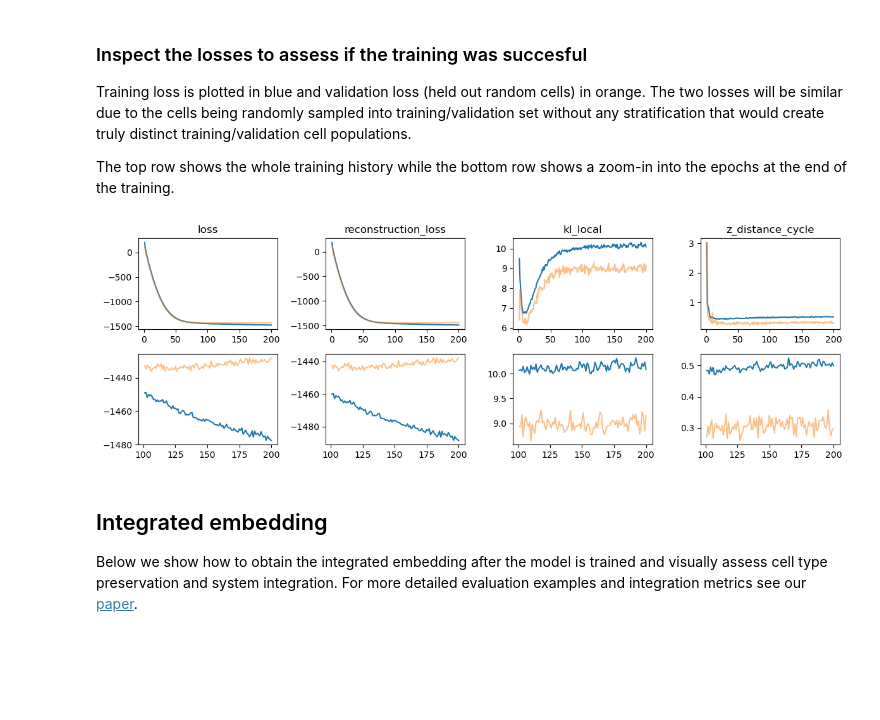
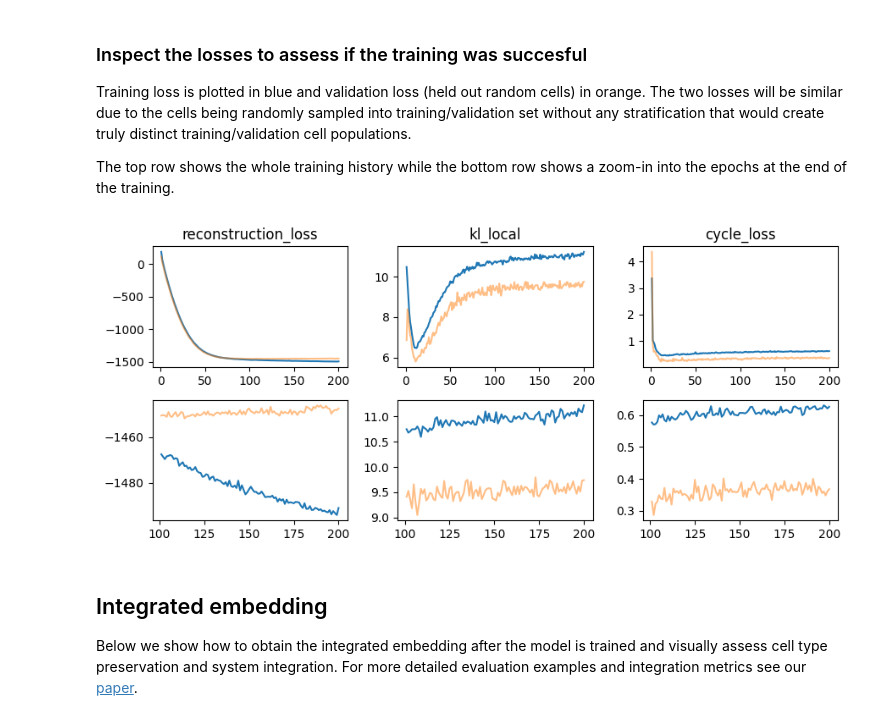
Before and after one commit to scverse/scvi-tutorials, a Jupyter notebook: scrna/sysVI.ipynb, the cells around one changed output. Saved outputs shown, nothing was run; the diff lists cells and outputs as text; code cells hidden in the pictures; blank space fills up the shorter version.

```diff
--- a/scrna/sysVI.ipynb
+++ b/scrna/sysVI.ipynb
@@ -92,10 +99,7 @@ model = SysVI(adata=adata)
 max_epochs = 200
 model.train(
     max_epochs=max_epochs,
-    # Parameters used for checking losses
-    log_every_n_steps=1,
     check_val_every_n_epoch=1,
-    val_check_interval=1.0,
 )
 # %% [output]
 INFO     The model has been initialized
@@ -121,49 +122,37 @@ The top row shows the whole training history while the bottom row shows a zoom-i
 # The plotting code below was specifically adapted to the above-specified model and its training
 # If changing the model or training the plotting functions may need to be adapted accordingly
 
 # Make detailed plot after N epochs
 epochs_detail_plot = 100
-steps_detail_plot = epochs_detail_plot * int(
-    model.trainer.logger.history["loss_validation"].shape[0] / max_epochs
-)
-detail_plot = epochs_detail_plot
 
 # Losses to plot
 losses = [
-    "loss_train",
     "reconstruction_loss_train",
     "kl_local_train",
-    "z_distance_cycle_train",
+    "cycle_loss_train",
 ]
 fig, axs = plt.subplots(2, len(losses), figsize=(len(losses) * 3, 4))
 for ax_i, l_train in enumerate(losses):
     l_val = l_train.replace("_train", "_validation")
     l_name = l_train.replace("_train", "")
-    # Change idx of epochs to start with 1 so that below adjustment when
-    # train on step which only works for val leads to appropriate multiplication
+    # Change idx of epochs to start with 1
     l_val_values = model.trainer.logger.history[l_val].copy()
     l_val_values.index = l_val_values.index + 1
     l_train_values = model.trainer.logger.history[l_train].copy()
     l_train_values.index = l_train_values.index + 1
-    # This happens if log on step as currently this works only for val loss
-    if l_train_values.shape[0] < l_val_values.shape[0]:
-        l_train_values.index = l_train_values.index * int(
-            l_val_values.shape[0] / l_train_values.shape[0]
-        )
     for l_values, c, alpha, dp in [
-        # Train loss logged on epoch in either case now
         (l_train_values, "tab:blue", 1, epochs_detail_plot),
-        (l_val_values, "tab:orange", 0.5, detail_plot),
+        (l_val_values, "tab:orange", 0.5, epochs_detail_plot),
     ]:
         axs[0, ax_i].plot(l_values.index, l_values.values.ravel(), c=c, alpha=alpha)
         axs[0, ax_i].set_title(l_name)
         axs[1, ax_i].plot(
             l_values.index[dp:], l_values.values.ravel()[dp:], c=c, alpha=alpha
         )
 
 fig.tight_layout()
 # %% [output]
-[figure, old version]
+[figure, new version]
 # %% [markdown]
 ## Integrated embedding
 
```
Also changed, not shown: parts of 8 cells of this notebook.
